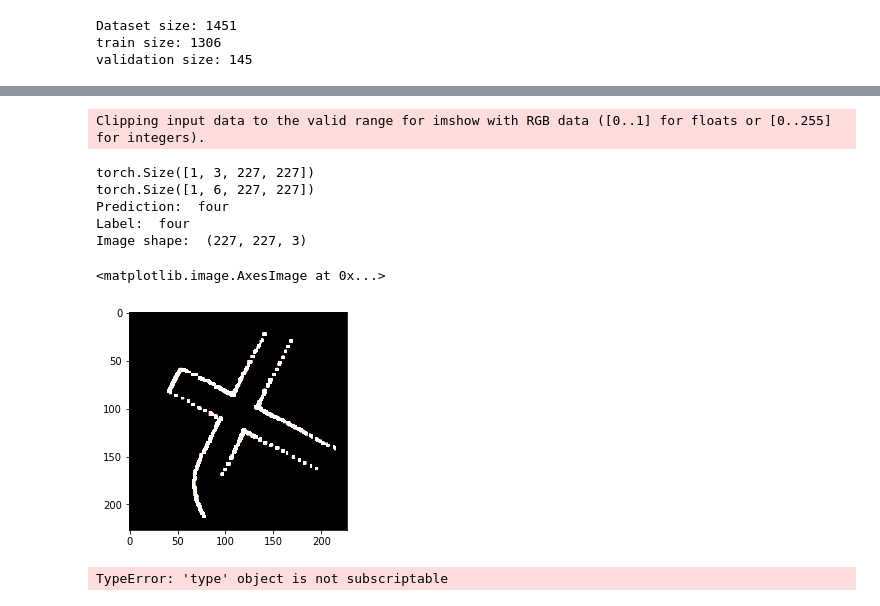
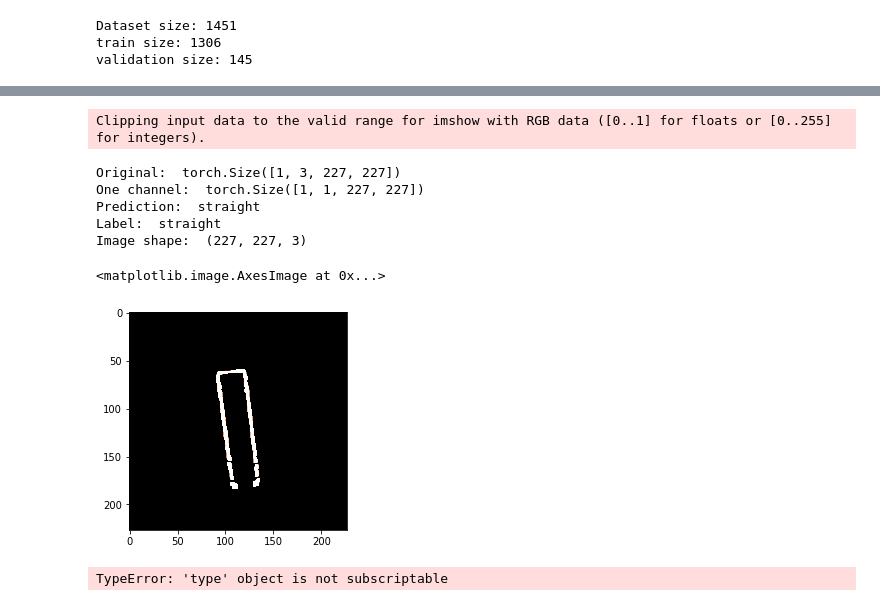
Before and after one commit to championway/argbot, a Jupyter notebook: catkin_ws/src/jupyter/environment_training.ipynb, the cells around one changed output, grey strips where cells are left out. Cells and saved outputs as stored; diff of their text form; code cells hidden in the pictures.

```diff
--- a/catkin_ws/src/jupyter/environment_training.ipynb
+++ b/catkin_ws/src/jupyter/environment_training.ipynb
@@ -321,5 +294,5 @@ Epoch:  18 | train loss: 0.000223 | accuracy: 0.9931 | learning rate: 0.000590
 # %%
-alexnet.load_state_dict(torch.load('../model/robotx_ch3_epoch25.pth'))
+alexnet.load_state_dict(torch.load('./model/epoch45.pth'))
 alexnet.eval()
 #alexnet = torch.load('./robotx_ch3.pth')
 #alexnet.eval()
@@ -331,29 +322,31 @@ show_iter = iter(show_loader)
 # %%
 data = next(show_iter)
 img = data[0][0].numpy()
 torch_img = np.expand_dims(img, axis=0)
 x = torch.tensor(torch_img).type('torch.FloatTensor').cuda()
+print('Original: ', x.shape)
+one_channel = x[:,0,:,:]
+one_channel = one_channel.unsqueeze(0)
+print('One channel: ', one_channel.shape)
 output = alexnet(x)
-print(x.shape)
-print(x.repeat(1, 2, 1, 1).shape)
 pred_y = torch.max(output, 1)[1].cpu().data.numpy()
 print('Prediction: ', decoder[int(pred_y)])
 
 print('Label: ', decoder[data[1][0].numpy()])
 #img = img[:][:]
 #img = np.squeeze(img)
 cv_img = np.transpose(img, (1, 2, 0))
 print('Image shape: ', cv_img.shape)
 plt.imshow(cv2.cvtColor(cv_img, cv2.COLOR_BGR2RGB))
 # %% [output]
 Clipping input data to the valid range for imshow with RGB data ([0..1] for floats or [0..255] for integers).
-torch.Size([1, 3, 227, 227])
-torch.Size([1, 6, 227, 227])
-Prediction:  four
-Label:  four
+Original:  torch.Size([1, 3, 227, 227])
+One channel:  torch.Size([1, 1, 227, 227])
+Prediction:  straight
+Label:  straight
 Image shape:  (227, 227, 3)
 <matplotlib.image.AxesImage at 0x...>
-[figure, old version]
+[figure, new version]
 # %%
 data = next(show_iter)
 img = data[0][0].numpy()
```
Also changed, not shown: parts of 2 cells of this notebook, 12 other files.
